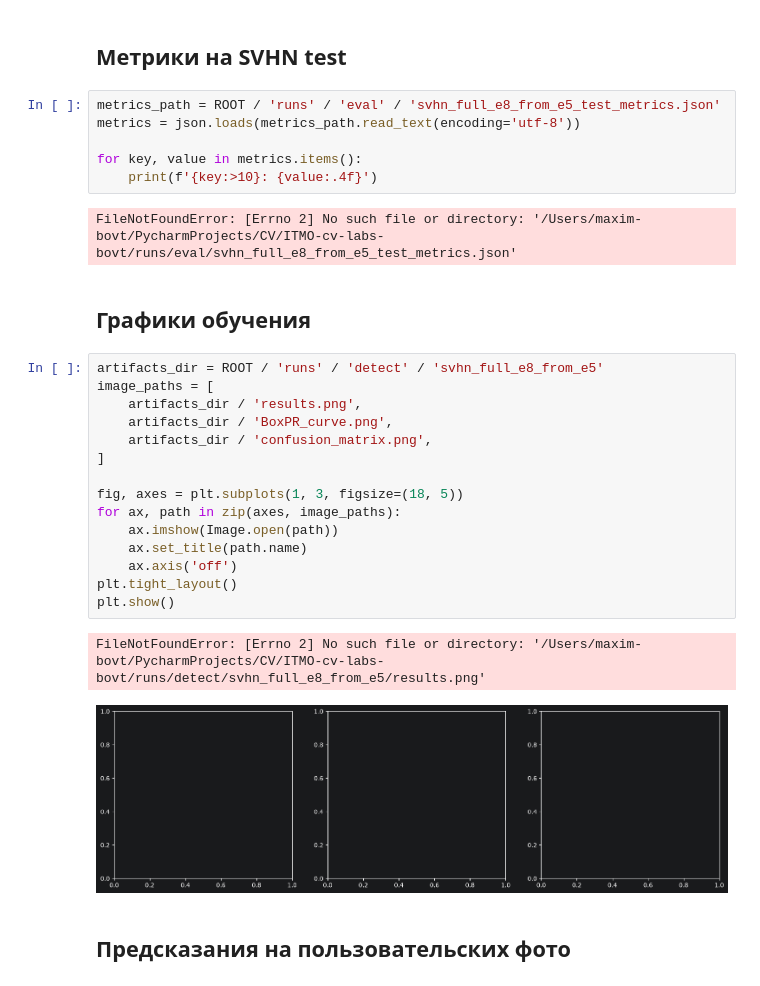
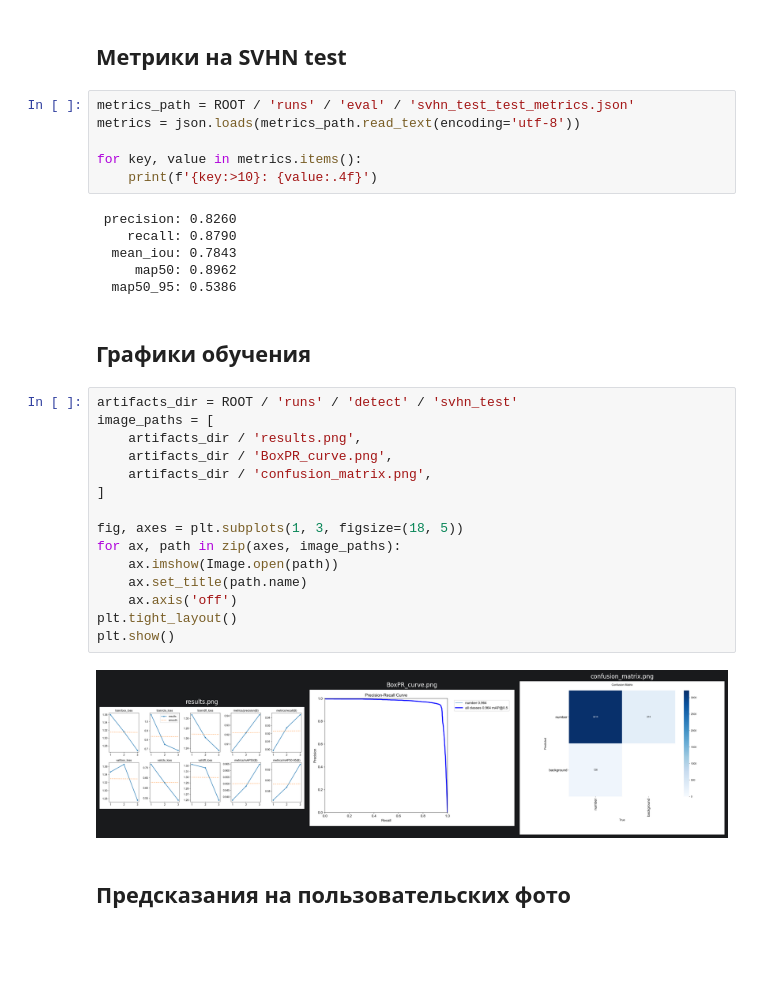
Before and after one commit to PrIIIcKoLyAZZZ/ITMO-cv-labs-bovt, a Jupyter notebook: labwork5.ipynb, the cells around one changed output. Drawn from its saved outputs; the diff is of its cells as text; blank space fills up the shorter version.

```diff
--- a/labwork5.ipynb
+++ b/labwork5.ipynb
@@ -13,33 +13,36 @@ assert (ROOT / 'scripts').exists(), f'Project root not found: {ROOT}'
 # %% [markdown]
 ## Метрики на SVHN test
 # %%
-metrics_path = ROOT / 'runs' / 'eval' / 'svhn_full_e8_from_e5_test_metrics.json'
+metrics_path = ROOT / 'runs' / 'eval' / 'svhn_test_test_metrics.json'
 metrics = json.loads(metrics_path.read_text(encoding='utf-8'))
 
 for key, value in metrics.items():
     print(f'{key:>10}: {value:.4f}')
 # %% [output]
-FileNotFoundError: [Errno 2] No such file or directory: '/Users/maxim-bovt/PycharmProjects/CV/ITMO-cv-labs-bovt/runs/eval/svhn_full_e8_from_e5_test_metrics.json'
+ precision: 0.8260
+    recall: 0.8790
+  mean_iou: 0.7843
+     map50: 0.8962
+  map50_95: 0.5386
 # %% [markdown]
 ## Графики обучения
 # %%
-artifacts_dir = ROOT / 'runs' / 'detect' / 'svhn_full_e8_from_e5'
+artifacts_dir = ROOT / 'runs' / 'detect' / 'svhn_test'
 image_paths = [
     artifacts_dir / 'results.png',
     artifacts_dir / 'BoxPR_curve.png',
     artifacts_dir / 'confusion_matrix.png',
 ]
 
 fig, axes = plt.subplots(1, 3, figsize=(18, 5))
 for ax, path in zip(axes, image_paths):
     ax.imshow(Image.open(path))
     ax.set_title(path.name)
     ax.axis('off')
 plt.tight_layout()
 plt.show()
 # %% [output]
-FileNotFoundError: [Errno 2] No such file or directory: '/Users/maxim-bovt/PycharmProjects/CV/ITMO-cv-labs-bovt/runs/detect/svhn_full_e8_from_e5/results.png'
-[figure, old version]
+[figure, new version]
 # %% [markdown]
 ## Предсказания на пользовательских фото
 # %%
```
Also changed, not shown: parts of 2 cells of this notebook, 4 other files.
